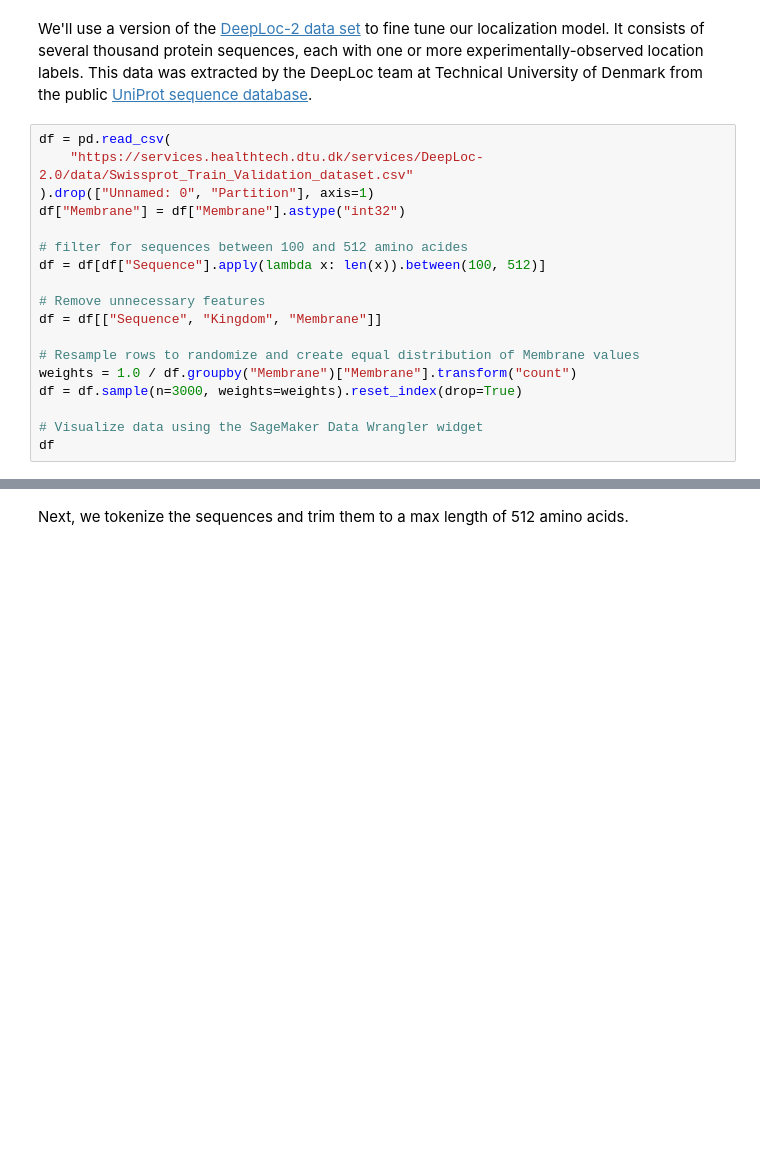
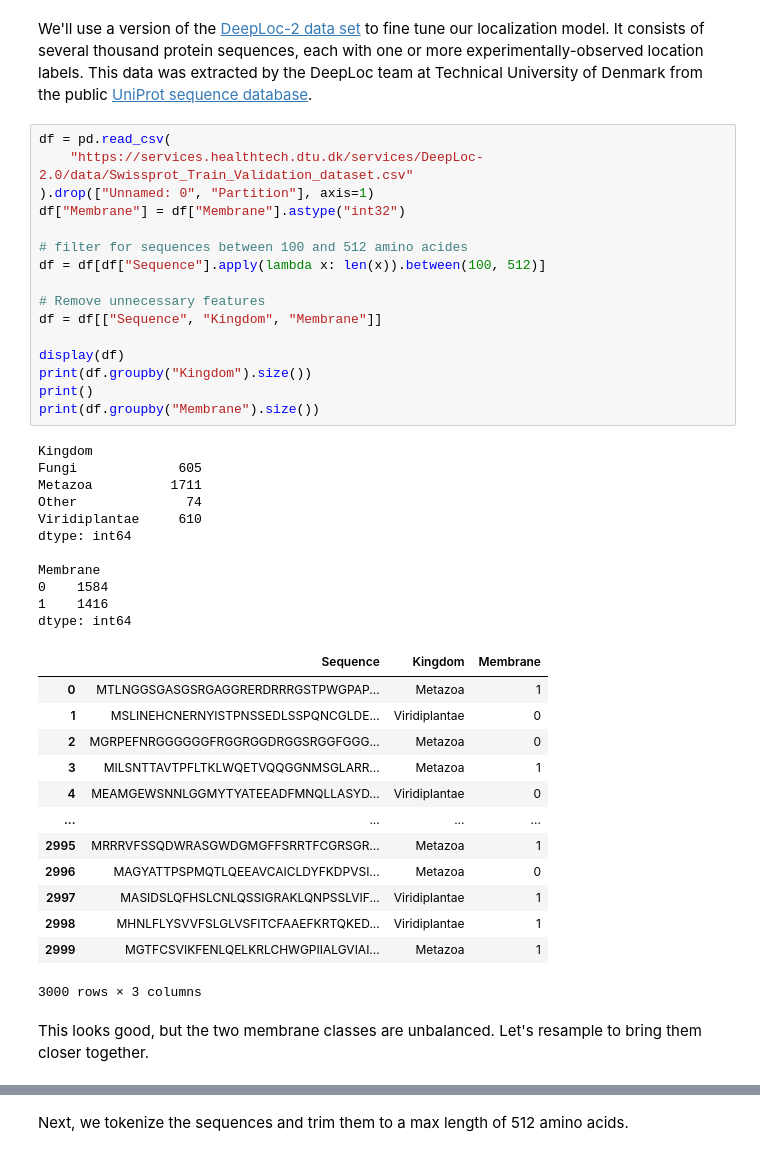
Before and after one commit to aws-samples/aws-healthcare-lifescience-ai-ml-sample-notebooks, a Jupyter notebook: workshops/Protein_Language_Modelling/Fine-Tune-ESM2-On-DeepLoc.ipynb, the cells around one changed output, grey strips where cells are left out. Cells and saved outputs as stored; diff of their text form; blank space fills up the shorter version.

```diff
--- a/workshops/Protein_Language_Modelling/Fine-Tune-ESM2-On-DeepLoc.ipynb
+++ b/workshops/Protein_Language_Modelling/Fine-Tune-ESM2-On-DeepLoc.ipynb
@@ -76,18 +68,43 @@ We'll use a version of the [DeepLoc-2 data set](https://services.healthtech.dtu.
 # %%
 df = pd.read_csv(
     "https://services.healthtech.dtu.dk/services/DeepLoc-2.0/data/Swissprot_Train_Validation_dataset.csv"
 ).drop(["Unnamed: 0", "Partition"], axis=1)
 df["Membrane"] = df["Membrane"].astype("int32")
 
 # filter for sequences between 100 and 512 amino acides
 df = df[df["Sequence"].apply(lambda x: len(x)).between(100, 512)]
 
 # Remove unnecessary features
 df = df[["Sequence", "Kingdom", "Membrane"]]
 
-# Resample rows to randomize and create equal distribution of Membrane values
-weights = 1.0 / df.groupby("Membrane")["Membrane"].transform("count")
-df = df.sample(n=3000, weights=weights).reset_index(drop=True)
-
-# Visualize data using the SageMaker Data Wrangler widget
-df
+display(df)
+print(df.groupby("Kingdom").size())
+print()
+print(df.groupby("Membrane").size())
+# %% [output]
+Kingdom
+Fungi             605
+Metazoa          1711
+Other              74
+Viridiplantae     610
+dtype: int64
+
+Membrane
+0    1584
+1    1416
+dtype: int64
+|  | Sequence | Kingdom | Membrane |
+| 0 | MTLNGGSGASGSRGAGGRERDRRRGSTPWGPAP... | Metazoa | 1 |
+| 1 | MSLINEHCNERNYISTPNSSEDLSSPQNCGLDE... | Viridiplantae | 0 |
+| 2 | MGRPEFNRGGGGGGFRGGRGGDRGGSRGGFGGG... | Metazoa | 0 |
+| 3 | MILSNTTAVTPFLTKLWQETVQQGGNMSGLARR... | Metazoa | 1 |
+| 4 | MEAMGEWSNNLGGMYTYATEEADFMNQLLASYD... | Viridiplantae | 0 |
+| ... | ... | ... | ... |
+| 2995 | MRRRVFSSQDWRASGWDGMGFFSRRTFCGRSGR... | Metazoa | 1 |
+| 2996 | MAGYATTPSPMQTLQEEAVCAICLDYFKDPVSI... | Metazoa | 0 |
+| 2997 | MASIDSLQFHSLCNLQSSIGRAKLQNPSSLVIF... | Viridiplantae | 1 |
+| 2998 | MHNLFLYSVVFSLGLVSFITCFAAEFKRTQKED... | Viridiplantae | 1 |
+| 2999 | MGTFCSVIKFENLQELKRLCHWGPIIALGVIAI... | Metazoa | 1 |
+3000 rows × 3 columns
+# %% [markdown]
+This looks good, but the two membrane classes are unbalanced. Let's resample to bring them closer together.
```
Also changed, not shown: parts of 15 cells of this notebook, 3 other files.
